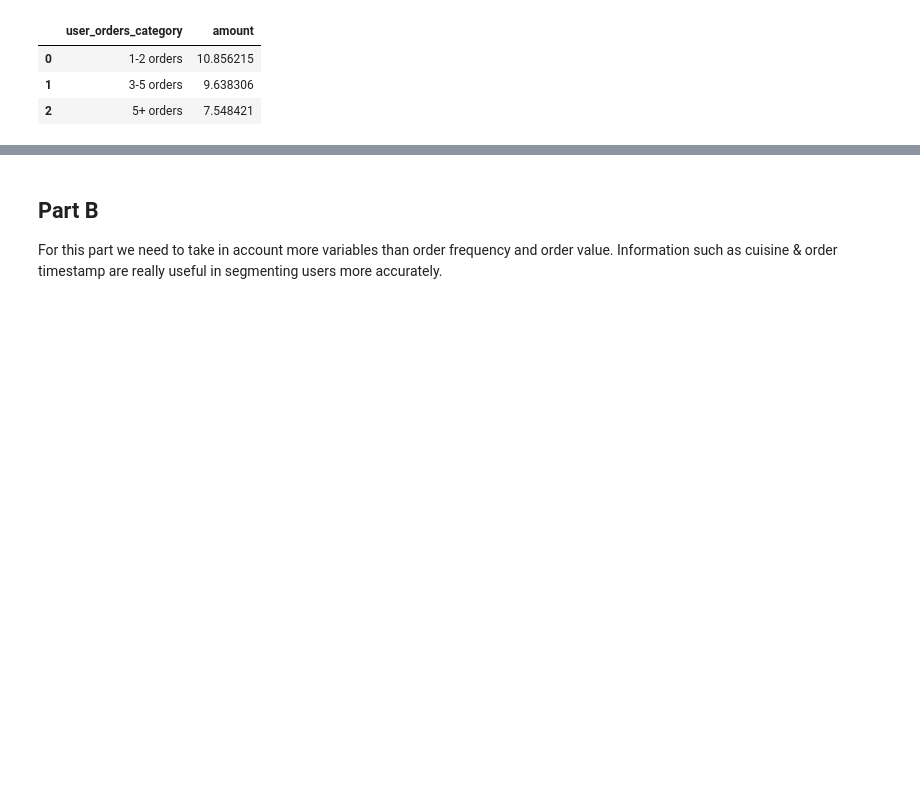
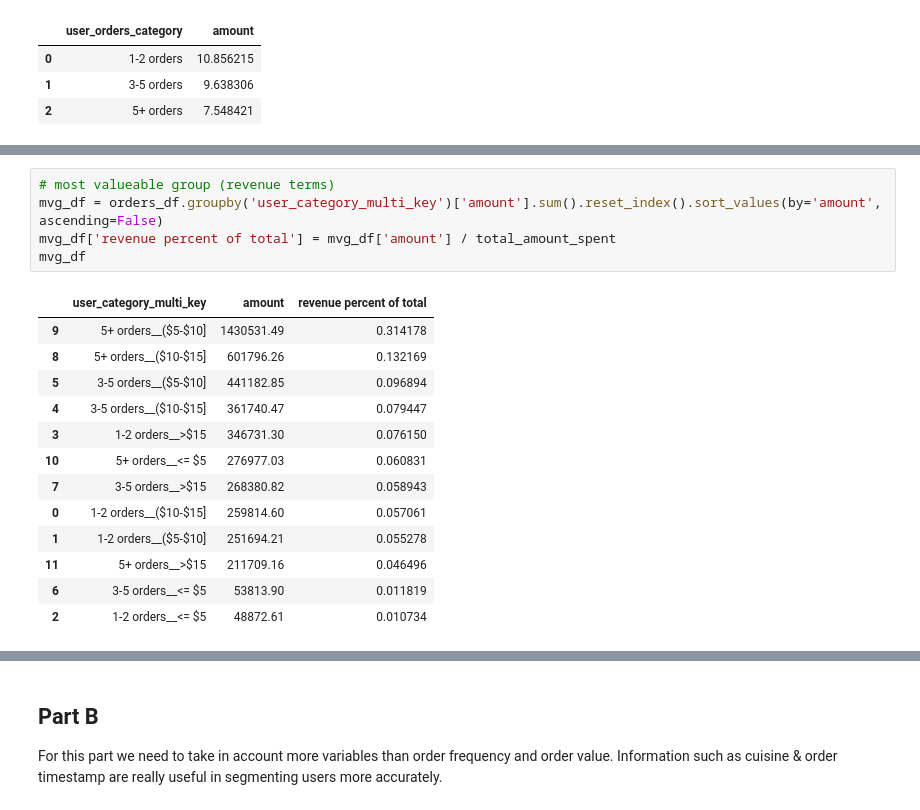
Before and after one commit to LefterisKyriazanos/efood, a Jupyter notebook: user_analysis/user_analysis.ipynb, the cells around one changed output, grey strips where cells are left out. Drawn from its saved outputs; the diff is of its cells as text; blank space fills up the shorter version.

```diff
--- a/user_analysis/user_analysis.ipynb
+++ b/user_analysis/user_analysis.ipynb
@@ -448,0 +449,19 @@ orders_df.groupby('user_category_multi_key')['amount'].mean().reset_index()
+# %%
+# most valueable group (revenue terms)
+mvg_df = orders_df.groupby('user_category_multi_key')['amount'].sum().reset_index().sort_values(by='amount', ascending=False)
+mvg_df['revenue percent of total'] = mvg_df['amount'] / total_amount_spent
+mvg_df
+# %% [output]
+|  | user_category_multi_key | amount | revenue percent of total |
+| 9 | 5+ orders__($5-$10] | 1430531.49 | 0.314178 |
+| 8 | 5+ orders__($10-$15] | 601796.26 | 0.132169 |
+| 5 | 3-5 orders__($5-$10] | 441182.85 | 0.096894 |
+| 4 | 3-5 orders__($10-$15] | 361740.47 | 0.079447 |
+| 3 | 1-2 orders__>$15 | 346731.30 | 0.076150 |
+| 10 | 5+ orders__<= $5 | 276977.03 | 0.060831 |
+| 7 | 3-5 orders__>$15 | 268380.82 | 0.058943 |
+| 0 | 1-2 orders__($10-$15] | 259814.60 | 0.057061 |
+| 1 | 1-2 orders__($5-$10] | 251694.21 | 0.055278 |
+| 11 | 5+ orders__>$15 | 211709.16 | 0.046496 |
+| 6 | 3-5 orders__<= $5 | 53813.90 | 0.011819 |
+| 2 | 1-2 orders__<= $5 | 48872.61 | 0.010734 |
```
Also changed, not shown: parts of 12 cells of this notebook.
